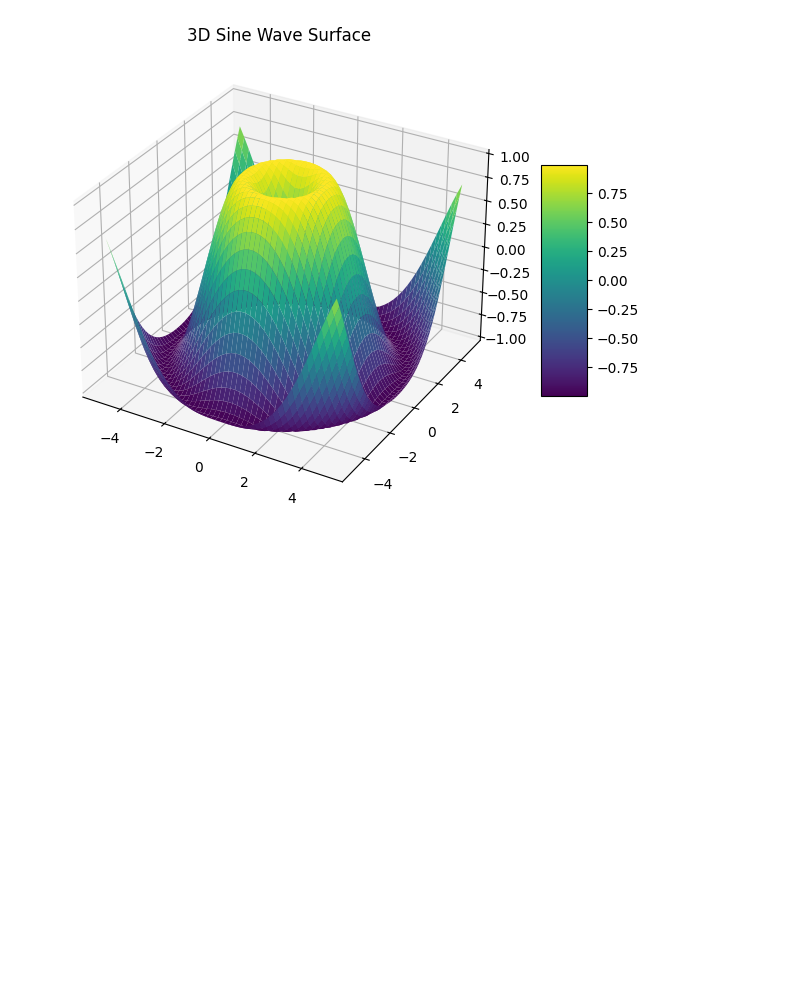
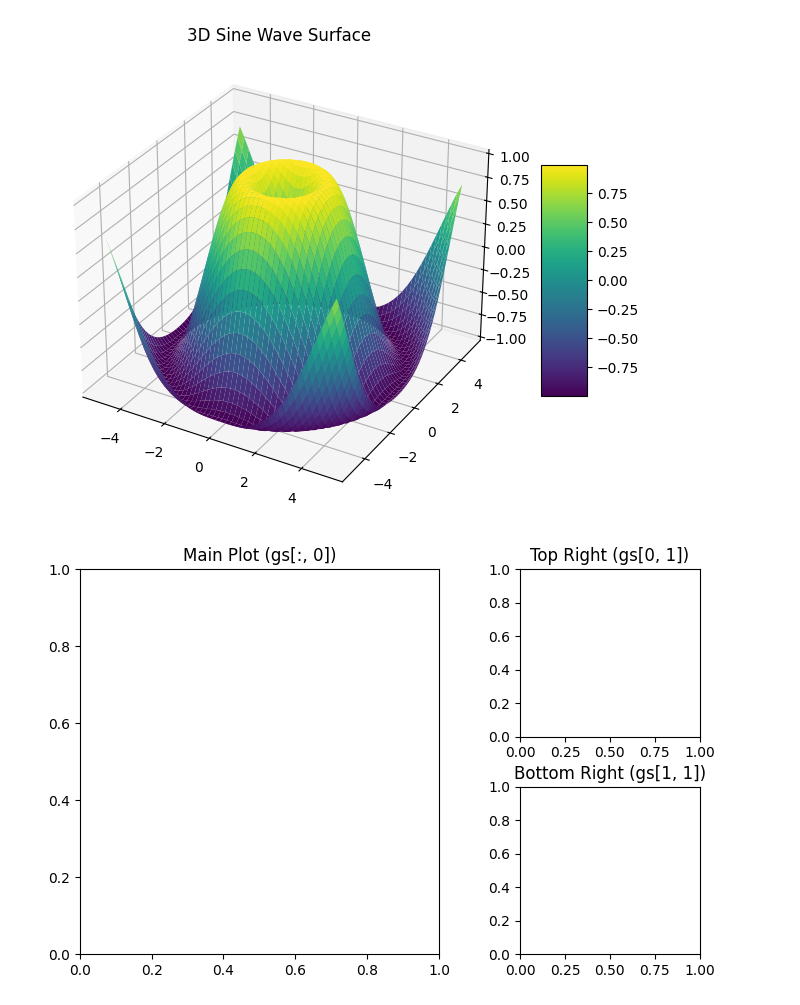
Before and after one commit to malik09-teach/ML-BASICS-PROJECTS-, a Jupyter notebook: LIBS_VISUALS/MATPLOTLIB.ipynb, the cells around one changed output. Drawn from its saved outputs; the diff is of its cells as text; code cells hidden in the pictures; blank space fills up the shorter version.

Commit message:
matplot is update

```diff
--- a/LIBS_VISUALS/MATPLOTLIB.ipynb
+++ b/LIBS_VISUALS/MATPLOTLIB.ipynb
@@ -123,3 +121,25 @@ ax.set_title('3D Sine Wave Surface')
 plt.show()
 # %% [output]
 [figure]
+# %%
+import matplotlib.pyplot as plt
+
+# 1. Initialize the figure
+fig = plt.figure(figsize=(8, 5))
+
+# 2. Define a 2x2 grid with custom column widths
+gs = fig.add_gridspec(nrows=2, ncols=2, width_ratios=[2, 1], hspace=0.3, wspace=0.3)
+
+# 3. Slice the grid to add individual subplots (0-indexed)
+ax_main = fig.add_subplot(gs[:, 0])      # Spans all rows, first column
+ax_top_right = fig.add_subplot(gs[0, 1])  # Top row, second column
+ax_bot_right = fig.add_subplot(gs[1, 1])  # Bottom row, second column
+
+# 4. Add titles to visualize the placement
+ax_main.set_title("Main Plot (gs[:, 0])")
+ax_top_right.set_title("Top Right (gs[0, 1])")
+ax_bot_right.set_title("Bottom Right (gs[1, 1])")
+
+plt.show()
+# %% [output]
+[figure, added]
```
Also changed, not shown: parts of 2 cells of this notebook.
